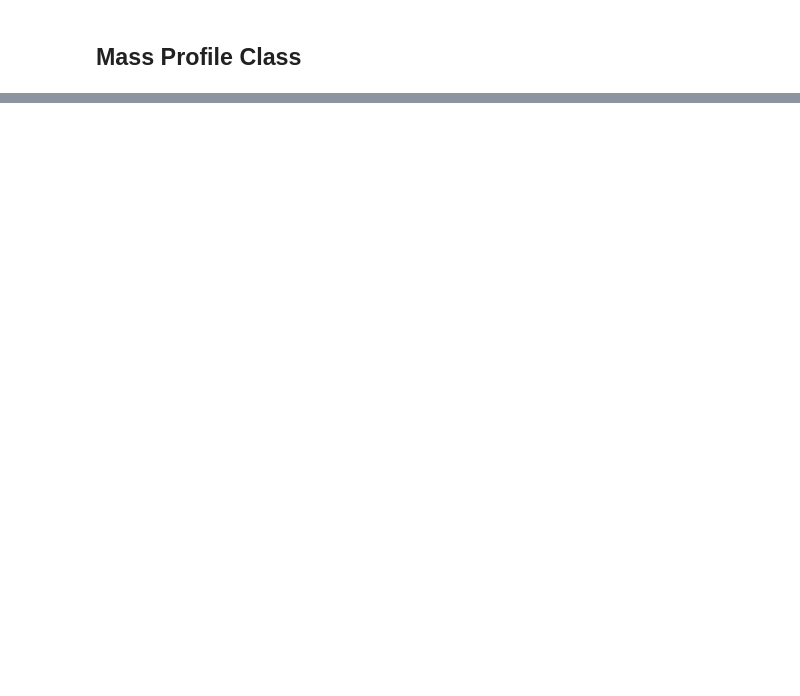
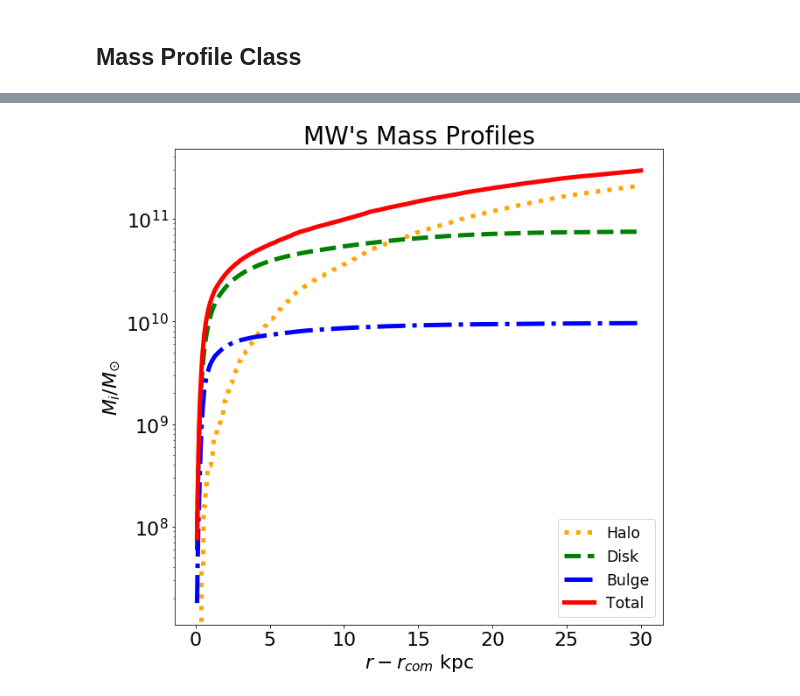
Before and after one commit to AstroJosePC/400B_PerezChavez, a Jupyter notebook: Homeworks/Homework5/MassProfile.ipynb, the cells around one changed output, grey strips where cells are left out. Drawn from its saved outputs; the diff is of its cells as text; code cells hidden in the pictures; blank space fills up the shorter version.

Commit message:
:art: Added the plotting part, and fixed MAssEnclosedTotal

```diff
--- a/Homeworks/Homework5/MassProfile.ipynb
+++ b/Homeworks/Homework5/MassProfile.ipynb
@@ -114,0 +129,32 @@ $[0,~1.184955 \times 10^{9},~4.7793185 \times 10^{9},~9.1241535 \times 10^{9},~1
+# %%
+r = np.linspace(0.1, 30.0, 1000)
+MW = MassProfile(mw_str, 0)
+
+MWTotalProfile, MWHaloProfile, MWDiskProfile, MWBulgeProfile = MW.MassEnclosedTotal(r, return_each=True)
+# %%
+fig = plt.figure(figsize=(10,10))
+ax = plt.subplot(111)
+
+ax.semilogy(r, MWHaloProfile, color='orange', linewidth=5, linestyle=':',label='Halo')
+ax.semilogy(r, MWDiskProfile, color='green', linewidth=5, linestyle='--',label='Disk')
+ax.semilogy(r, MWBulgeProfile, color='blue', linewidth=5, linestyle='-.',label='Bulge')
+ax.semilogy(r, MWTotalProfile, color='red', linewidth=5, linestyle='-',label='Total')
+
+#adjust tick label font size
+label_size = 22
+rcParams['xtick.labelsize'] = label_size
+rcParams['ytick.labelsize'] = label_size
+
+# Add labels
+ax.set_xlabel(r'$r - r_{com}$ kpc', fontsize=22)
+ax.set_ylabel(r'$M_{i} / M_{\odot}$', fontsize=22)
+
+# Add title
+ax.set_title('MW\'s Mass Profiles', fontsize=28)
+
+# add a legend with some customizations.
+ax.legend(loc='lower right',fontsize='xx-large')
+
+plt.show()
+# %% [output]
+[figure, added]
```
Also changed, not shown: parts of 5 cells of this notebook.
